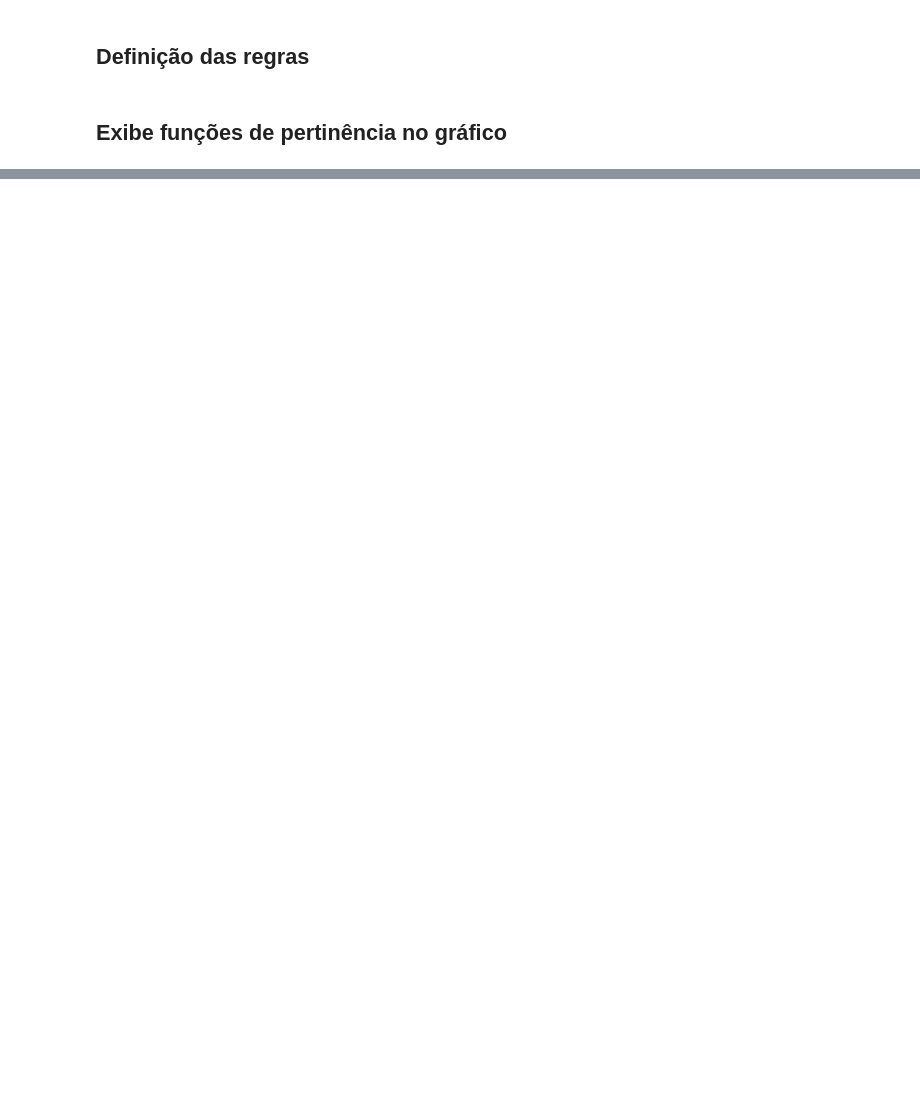
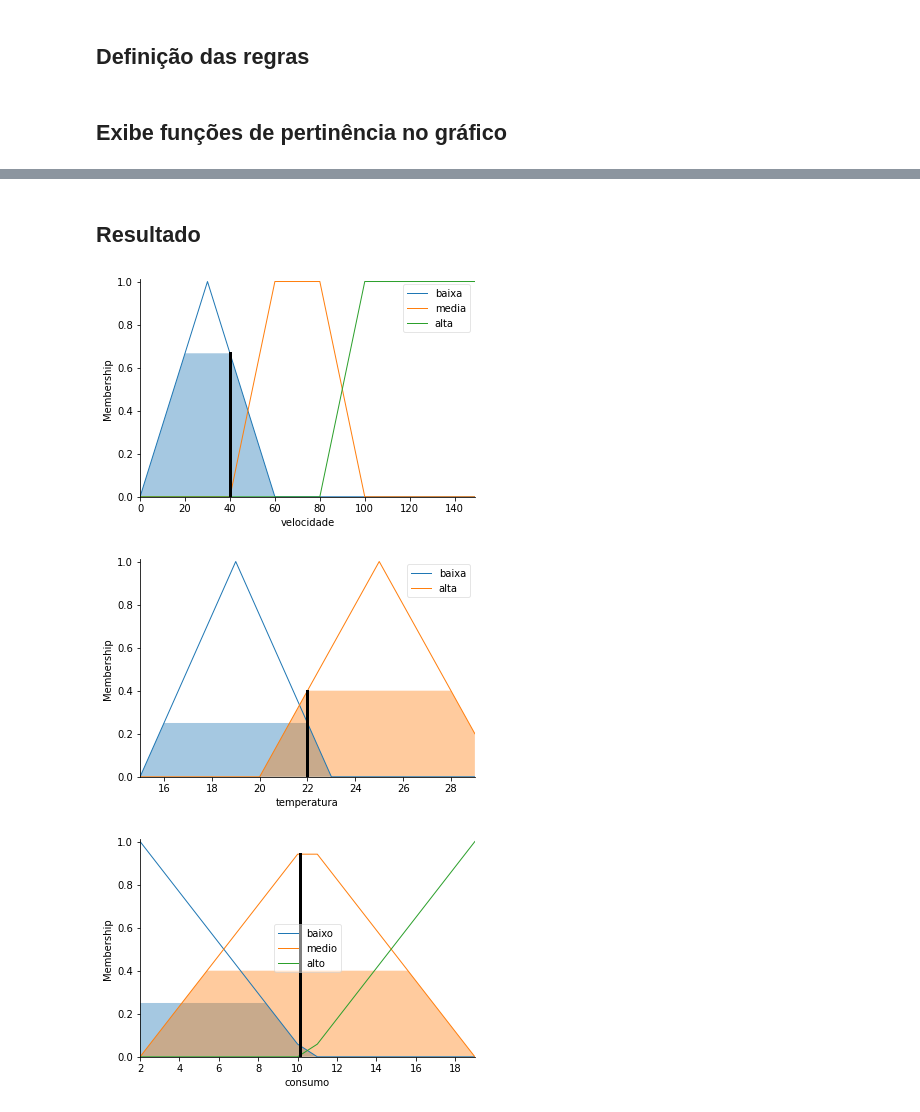
Before and after one commit to tiagoboeing/fuzzy-consumo-combustivel, a Jupyter notebook: init.ipynb, the cells around one changed output, grey strips where cells are left out. Drawn from its saved outputs; the diff is of its cells as text; code cells hidden in the pictures; blank space fills up the shorter version.

```diff
--- a/init.ipynb
+++ b/init.ipynb
@@ -61,0 +72,6 @@ temperatura.view()
+# %%
+rule1 = ctrl.Rule(velocidade['baixa'] & temperatura['baixa'], consumo['baixo'])
+rule2 = ctrl.Rule(velocidade['baixa'] & temperatura['alta'], consumo['medio'])
+rule3 = ctrl.Rule(velocidade['media'] & temperatura['baixa'], consumo['baixo'])
+rule4 = ctrl.Rule(velocidade['media'] & temperatura['alta'], consumo['alto'])
+rule5 = ctrl.Rule(velocidade['alta'] & temperatura['baixa'], consumo['medio'])
@@ -61,0 +93,10 @@ temperatura.view()
+# %% [markdown]
+## Resultado
+# %%
+velocidade.view(sim=consumo_simulador)
+temperatura.view(sim=consumo_simulador)
+consumo.view(sim=consumo_simulador)
+# %% [output]
+[figure, added]
+[figure, added]
+[figure, added]
```
Also changed, not shown: parts of 7 cells of this notebook.
